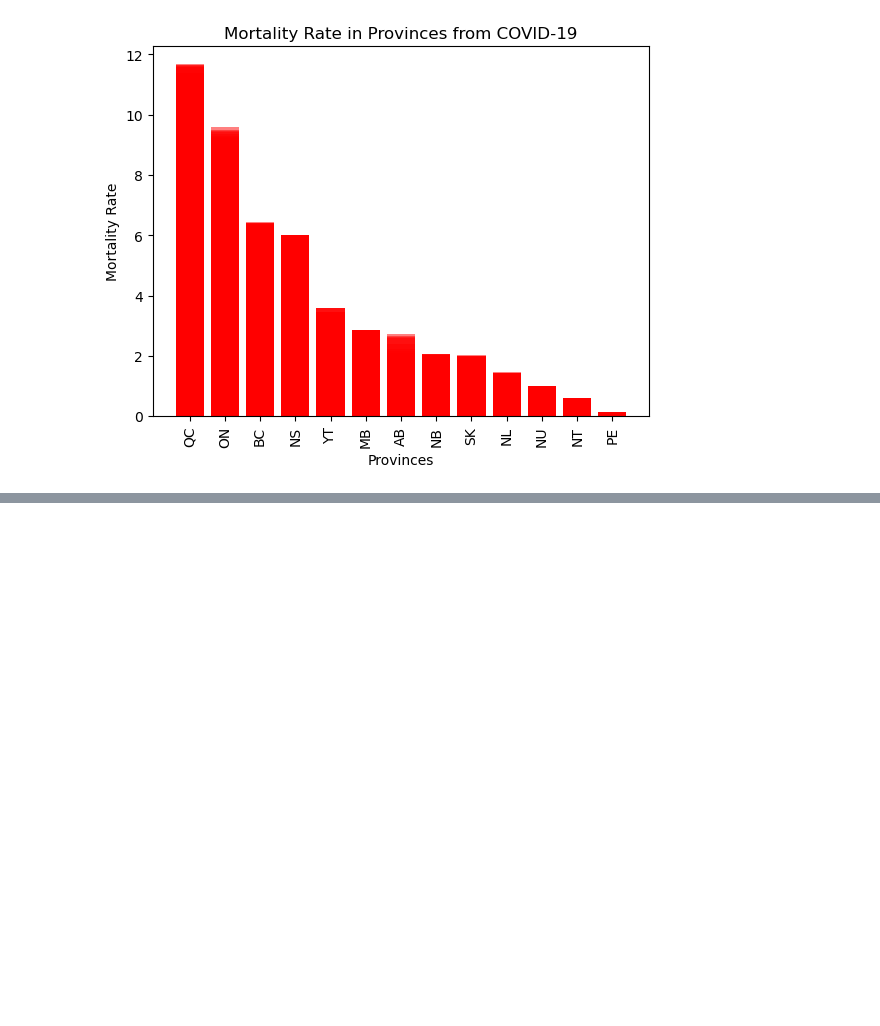
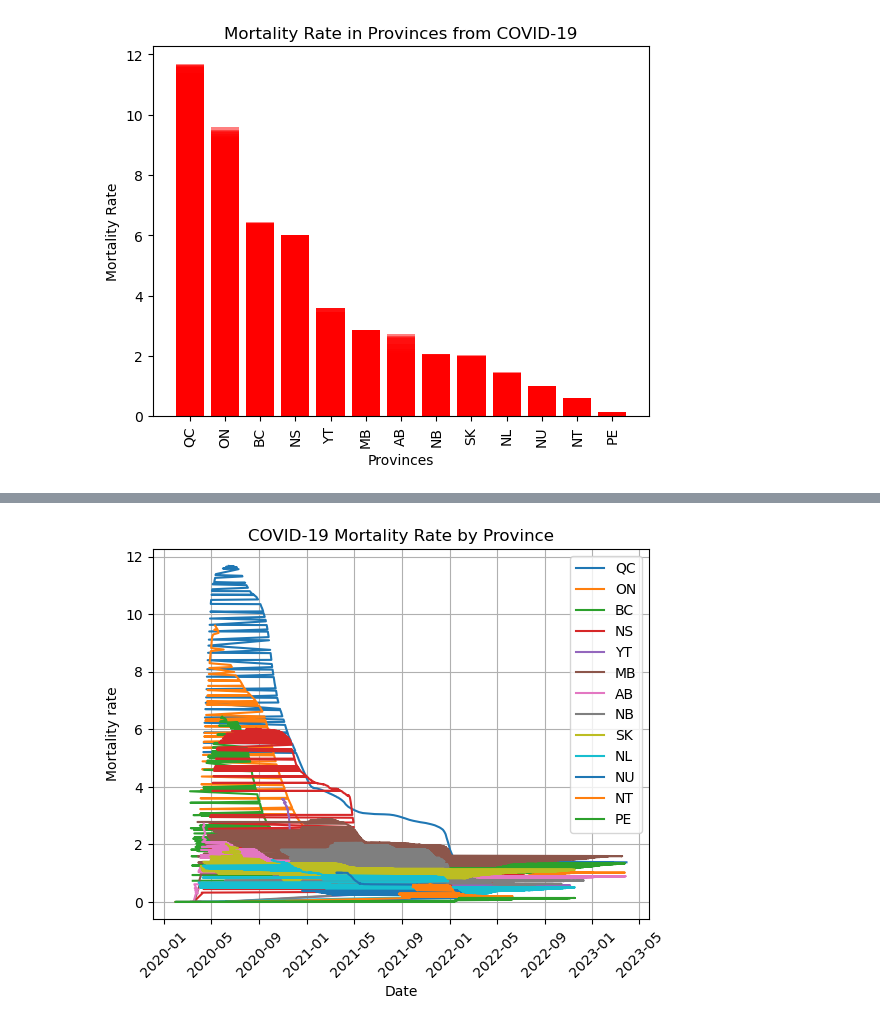
Before and after one commit to svafaeva93/Covid19AnalysisCanada, a Jupyter notebook: Data_visualization_API.ipynb, the cells around one changed output, grey strips where cells are left out. Cells and saved outputs as stored; diff of their text form; code cells hidden in the pictures; blank space fills up the shorter version.

```diff
--- a/Data_visualization_API.ipynb
+++ b/Data_visualization_API.ipynb
@@ -324,0 +368,22 @@ sorted_by_province=pd.DataFrame
+# %%
+for province in covid_dataframe_df['Province'].unique():
+    # Filter the data for the current province
+    province_data = covid_dataframe_df[covid_dataframe_df['Province'] == province]
+
+    # Create a line plot of mortality rate over time for the current province
+    plt.plot(province_data['Date'], province_data['Mortality rate'], label=province)
+
+# Set the x-label, y-label, and title of the plot
+plt.xlabel('Date')
+plt.ylabel('Mortality rate')
+plt.title('COVID-19 Mortality Rate by Province')
+plt.grid()
+
+plt.xticks(rotation=45)
+
+plt.legend()
+
+# Display the plot
+plt.show()
+# %% [output]
+[figure, added]
```
Also changed, not shown: parts of 17 cells of this notebook.
